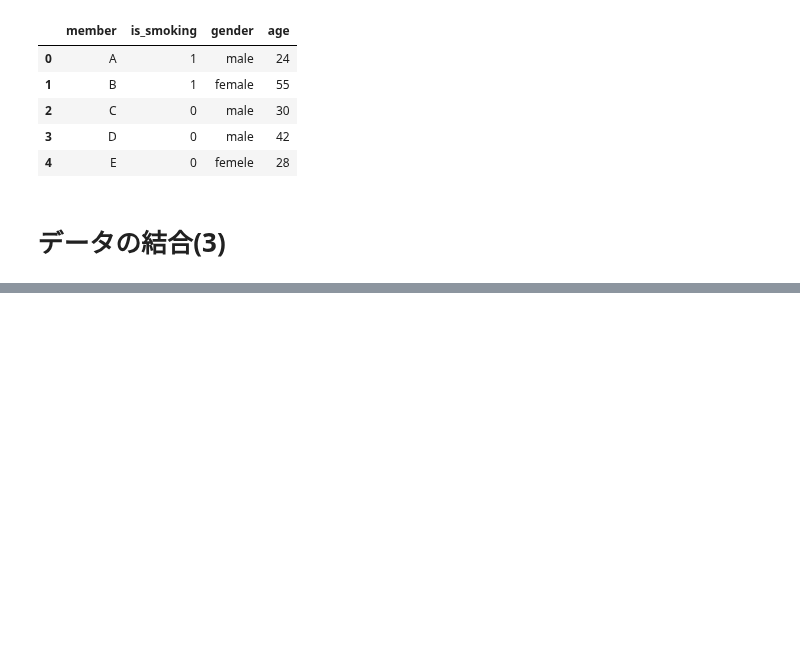
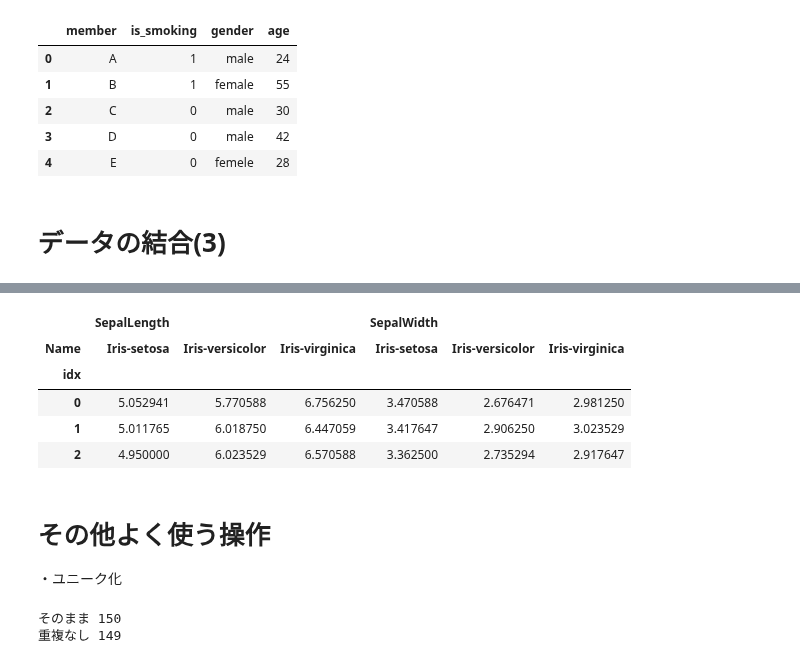
Before and after one commit to daiyomiura/study_python, a Jupyter notebook: jupyter/Pythonで学ぶビジネス分析入門2019/第3単元_pandas基礎/3Pandasの基礎自分で打ち込み.ipynb, the cells around one changed output, grey strips where cells are left out. Drawn from its saved outputs; the diff is of its cells as text; code cells hidden in the pictures; blank space fills up the shorter version.

```diff
--- a/jupyter/Pythonで学ぶビジネス分析入門2019/第3単元_pandas基礎/3Pandasの基礎自分で打ち込み.ipynb
+++ b/jupyter/Pythonで学ぶビジネス分析入門2019/第3単元_pandas基礎/3Pandasの基礎自分で打ち込み.ipynb
@@ -393,0 +540,26 @@ smoking_df
+# %%
+iris_df.pivot_table(
+    ["SepalLength", "SepalWidth"], # 集計する変数の指定
+    aggfunc="mean", # 集計の仕方の指定
+    fill_value=0, # 該当する値がない場合の埋め値の指定
+    index="idx", # 行方向に残す変数の指定
+    columns="Name" #列方向に展開する変数の指定
+)
+# %% [output]
+|  | SepalLength |  |  | SepalWidth |  |  |
+| Name | Iris-setosa | Iris-versicolor | Iris-virginica | Iris-setosa | Iris-versicolor | Iris-virginica |
+| idx |  |  |  |  |  |  |
+| 0 | 5.052941 | 5.770588 | 6.756250 | 3.470588 | 2.676471 | 2.981250 |
+| 1 | 5.011765 | 6.018750 | 6.447059 | 3.417647 | 2.906250 | 3.023529 |
+| 2 | 4.950000 | 6.023529 | 6.570588 | 3.362500 | 2.735294 | 2.917647 |
+# %% [markdown]
+# その他よく使う操作
+・ユニーク化
+# %%
+# ユニークにする
+no_dup_df = iris_df.drop_duplicates()
+print("そのまま", len(iris_df))
+print("重複なし", len(no_dup_df))
+# %% [output]
+そのまま 150
+重複なし 149
```
Also changed, not shown: parts of 22 cells of this notebook, 1 other file.
